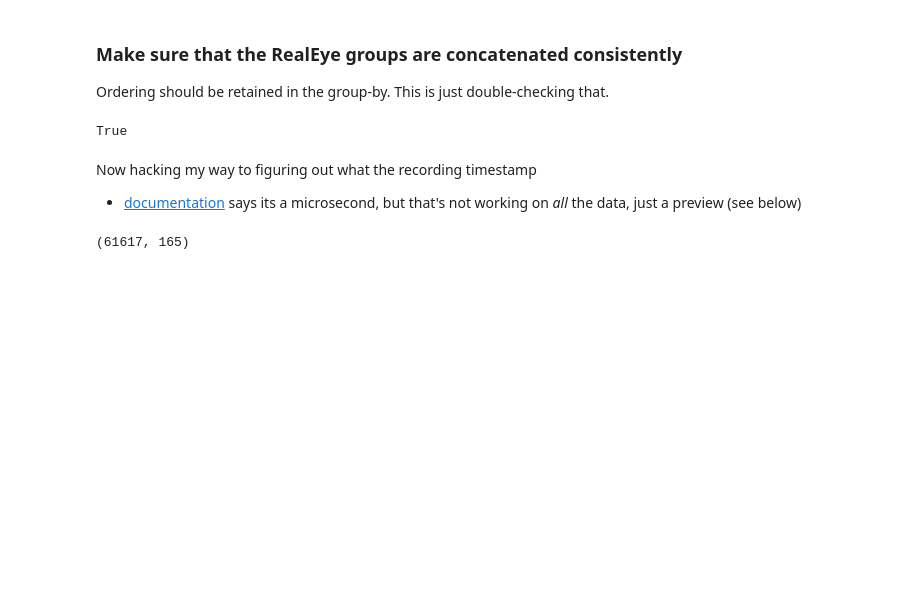
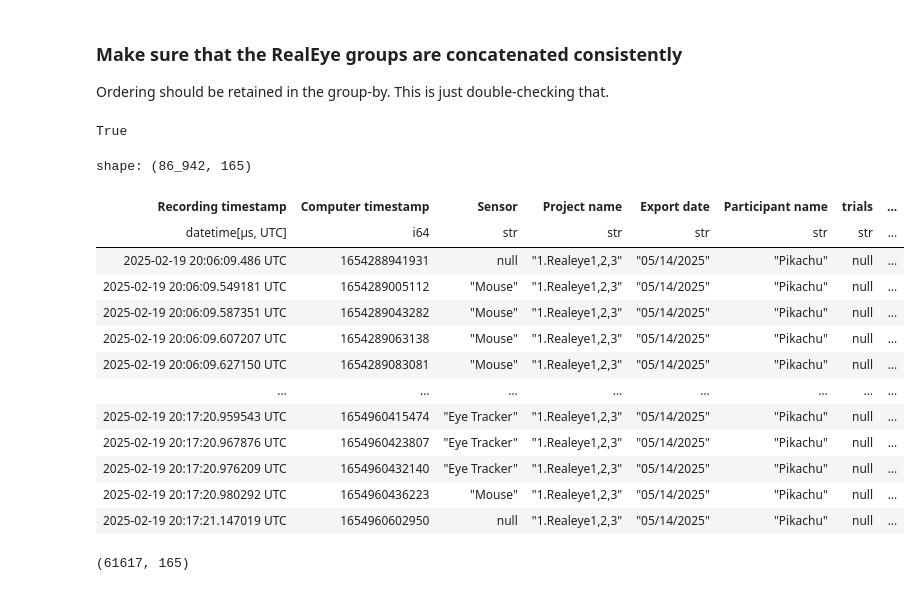
Before and after one commit to stephenjfox/RevChem, a Jupyter notebook: nbs/01_tobii_resolve.ipynb, the cells around one changed output. Saved outputs shown, nothing was run; the diff lists cells and outputs as text; code cells hidden in the pictures; blank space fills up the shorter version.

Commit message:
Everything runs, data_export.py is a thing now.
I'm making it easier to do the hard programming that I'll have to do in a sec

```diff
--- a/nbs/01_tobii_resolve.ipynb
+++ b/nbs/01_tobii_resolve.ipynb
@@ -207,6 +150,3 @@ def read_tobii_individual_tsv(
-# %% [markdown]
-Now hacking my way to figuring out what the recording timestamp
-- [documentation](https://go.tobii.com/Tobii-Pro-Lab-data-export-info) says its a microsecond, but that's not working on _all_ the data, just a preview (see below)
 # %%
 #| export
 def tobii_timestamp_to_datetime(
@@ -232,4 +244,21 @@ def tobii_timestamp_to_datetime(
 participant_tsv_pikachu = read_tobii_individual_tsv(
     TOBII_ROOT + "/1.Realeye1,2,3 2025-02-19 Pikachu.tsv",
 )
+# %%
+participant_tsv_pikachu
+# %% [output]
+shape: (86_942, 165)
+| Recording timestamp | Computer timestamp | Sensor | Project name | Export date | Participant name | trials | ... |
+| datetime[μs, UTC] | i64 | str | str | str | str | str | ... |
+| 2025-02-19 20:06:09.486 UTC | 1654288941931 | null | "1.Realeye1,2,3" | "05/14/2025" | "Pikachu" | null | ... |
+| 2025-02-19 20:06:09.549181 UTC | 1654289005112 | "Mouse" | "1.Realeye1,2,3" | "05/14/2025" | "Pikachu" | null | ... |
+| 2025-02-19 20:06:09.587351 UTC | 1654289043282 | "Mouse" | "1.Realeye1,2,3" | "05/14/2025" | "Pikachu" | null | ... |
+| 2025-02-19 20:06:09.607207 UTC | 1654289063138 | "Mouse" | "1.Realeye1,2,3" | "05/14/2025" | "Pikachu" | null | ... |
+| 2025-02-19 20:06:09.627150 UTC | 1654289083081 | "Mouse" | "1.Realeye1,2,3" | "05/14/2025" | "Pikachu" | null | ... |
+| … | … | … | … | … | … | … | ... |
+| 2025-02-19 20:17:20.959543 UTC | 1654960415474 | "Eye Tracker" | "1.Realeye1,2,3" | "05/14/2025" | "Pikachu" | null | ... |
+| 2025-02-19 20:17:20.967876 UTC | 1654960423807 | "Eye Tracker" | "1.Realeye1,2,3" | "05/14/2025" | "Pikachu" | null | ... |
+| 2025-02-19 20:17:20.976209 UTC | 1654960432140 | "Eye Tracker" | "1.Realeye1,2,3" | "05/14/2025" | "Pikachu" | null | ... |
+| 2025-02-19 20:17:20.980292 UTC | 1654960436223 | "Mouse" | "1.Realeye1,2,3" | "05/14/2025" | "Pikachu" | null | ... |
+| 2025-02-19 20:17:21.147019 UTC | 1654960602950 | null | "1.Realeye1,2,3" | "05/14/2025" | "Pikachu" | null | ... |
 # %%
```
Also changed, not shown: parts of 56 cells of this notebook, 7 other files.
